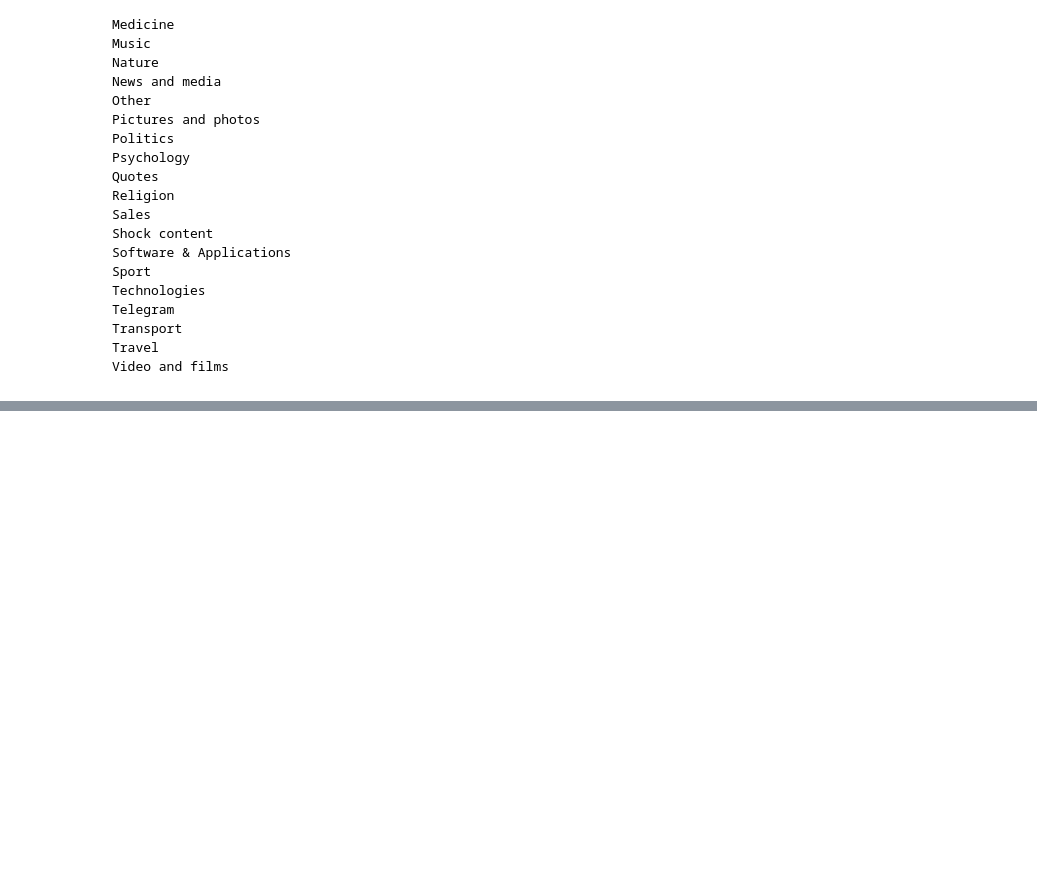
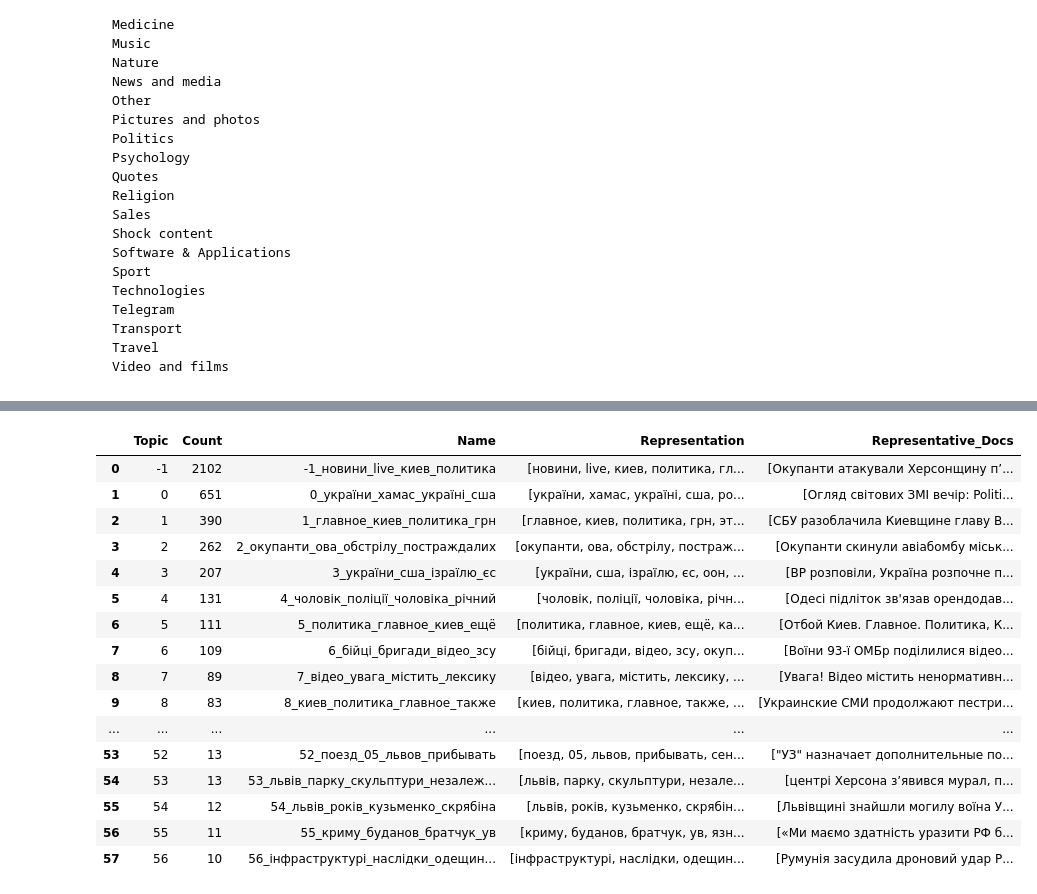
Before and after one commit to NochnoyRitzar/iasa_nlp_course, a Jupyter notebook: Lecture_7/IASA_NLP_Course_Homework7.ipynb, the cells around one changed output, grey strips where cells are left out. Drawn from its saved outputs; the diff is of its cells as text; code cells hidden in the pictures; blank space fills up the shorter version.

```diff
--- a/Lecture_7/IASA_NLP_Course_Homework7.ipynb
+++ b/Lecture_7/IASA_NLP_Course_Homework7.ipynb
@@ -65,0 +172,16 @@ Video and films
+# %%
+
+def read_txt_to_list(path):
+    with open(path, 'r') as file:
+        lines = file.readlines()
+    return [line.strip() for line in lines]
+
+nltk.download("stopwords")
+
+ru_stopwords = stopwords.words("russian")
+
+# Take https://raw.githubusercontent.com/skupriienko/Ukrainian-Stopwords/master/stopwords_ua.txt
+!wget https://raw.githubusercontent.com/skupriienko/Ukrainian-Stopwords/master/stopwords_ua.txt
+ua_stopwords = read_txt_to_list("stopwords_ua.txt")
+
+combined_stopwords = ru_stopwords + ua_stopwords
@@ -65,0 +276,5 @@ Video and films
+# %%
+deduplicated_indexes = df.drop_duplicates("content_processed").index
+
+# # Get content from 3 channels - 'novynylive', 'kyivpolitics', 'poznyakyosokorkykharkivskiy'
+selected_df = df.loc[deduplicated_indexes].loc[df["channelname"].isin(['novynylive', 'kyivpolitics', 'poznyakyosokorkykharkivskiy'])]
@@ -65,0 +299,8 @@ Video and films
+# %%
+from bertopic import BERTopic
+from transformers.pipelines import pipeline
+
+embedding_model = pipeline("feature-extraction", model="distilbert-base-multilingual-cased")
+topic_model = BERTopic(embedding_model=embedding_model, verbose=True)
+# %%
+topics, probs = topic_model.fit_transform(selected_df['content_processed'].to_list())
@@ -65,0 +311,20 @@ Video and films
+# %%
+topic_model.get_topic_info()
+# %% [output]
+|  | Topic | Count | Name | Representation | Representative_Docs |
+| 0 | -1 | 2102 | -1_новини_live_киев_политика | [новини, live, киев, политика, гл... | [Окупанти атакували Херсонщину п’... |
+| 1 | 0 | 651 | 0_україни_хамас_україні_сша | [україни, хамас, україні, сша, ро... | [Огляд світових ЗМІ вечір: Politi... |
+| 2 | 1 | 390 | 1_главное_киев_политика_грн | [главное, киев, политика, грн, эт... | [СБУ разоблачила Киевщине главу В... |
+| 3 | 2 | 262 | 2_окупанти_ова_обстрілу_постраждалих | [окупанти, ова, обстрілу, постраж... | [Окупанти скинули авіабомбу міськ... |
+| 4 | 3 | 207 | 3_україни_сша_ізраїлю_єс | [україни, сша, ізраїлю, єс, оон, ... | [ВР розповіли, Україна розпочне п... |
+| 5 | 4 | 131 | 4_чоловік_поліції_чоловіка_річний | [чоловік, поліції, чоловіка, річн... | [Одесі підліток зв'язав орендодав... |
+| 6 | 5 | 111 | 5_политика_главное_киев_ещё | [политика, главное, киев, ещё, ка... | [Отбой Киев. Главное. Политика, К... |
+| 7 | 6 | 109 | 6_бійці_бригади_відео_зсу | [бійці, бригади, відео, зсу, окуп... | [Воїни 93-ї ОМБр поділилися відео... |
+| 8 | 7 | 89 | 7_відео_увага_містить_лексику | [відео, увага, містить, лексику, ... | [Увага! Відео містить ненормативн... |
+| 9 | 8 | 83 | 8_киев_политика_главное_также | [киев, политика, главное, также, ... | [Украинские СМИ продолжают пестри... |
+| ... | ... | ... | ... | ... | ... |
+| 53 | 52 | 13 | 52_поезд_05_львов_прибывать | [поезд, 05, львов, прибывать, сен... | ["УЗ" назначает дополнительные по... |
+| 54 | 53 | 13 | 53_львів_парку_скульптури_незалеж... | [львів, парку, скульптури, незале... | [центрі Херсона зʼявився мурал, п... |
+| 55 | 54 | 12 | 54_львів_років_кузьменко_скрябіна | [львів, років, кузьменко, скрябін... | [Львівщині знайшли могилу воїна У... |
+| 56 | 55 | 11 | 55_криму_буданов_братчук_ув | [криму, буданов, братчук, ув, язн... | [«Ми маємо здатність уразити РФ б... |
+| 57 | 56 | 10 | 56_інфраструктурі_наслідки_одещин... | [інфраструктурі, наслідки, одещин... | [Румунія засудила дроновий удар Р... |
```
Also changed, not shown: parts of 28 cells of this notebook, 5 other files.
